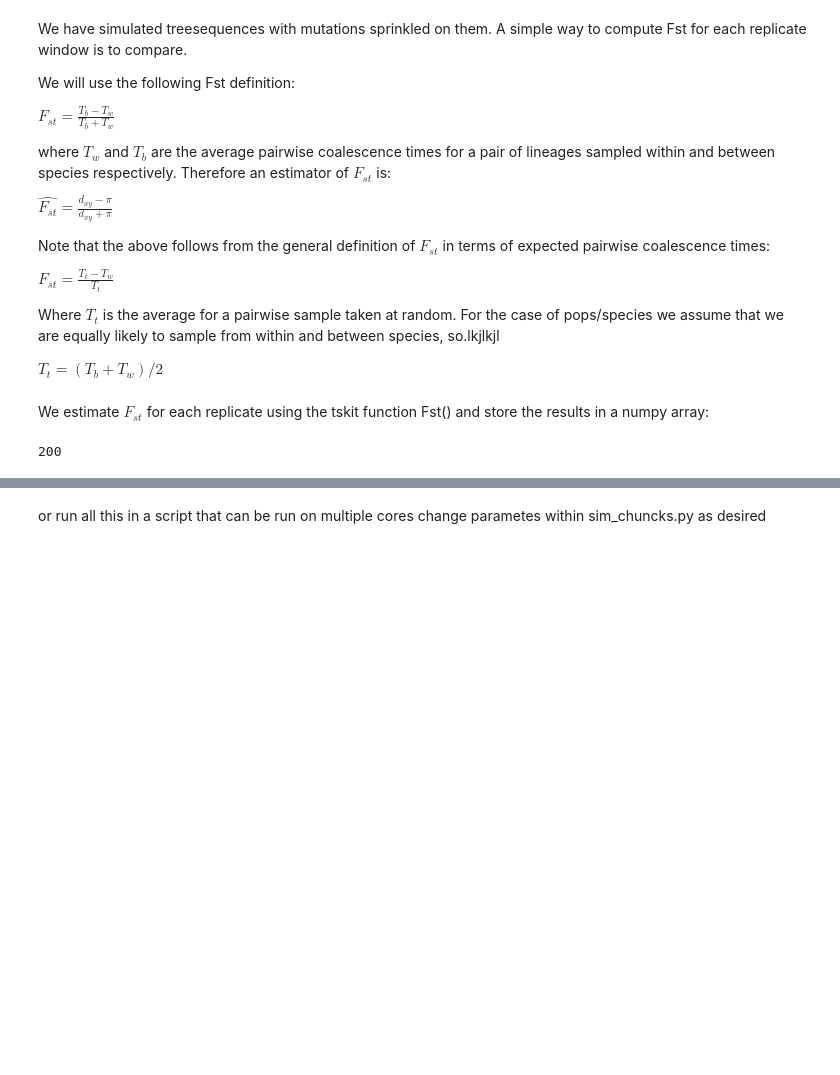
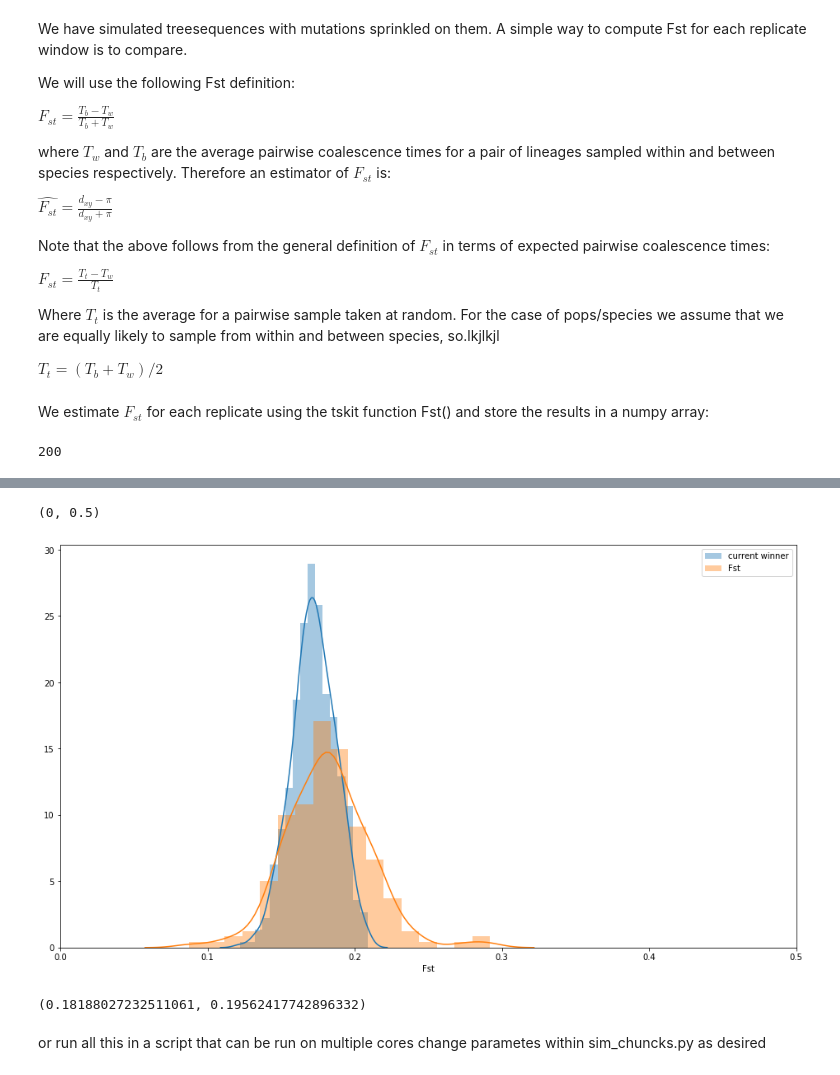
Before and after one commit to DRL/SMBE-SGE-2019, a Jupyter notebook: Session_2/Fst_short_chuncks/simulating_windowise_Fst.ipynb, the cells around one changed output, grey strips where cells are left out. Drawn from its saved outputs; the diff is of its cells as text; code cells hidden in the pictures; blank space fills up the shorter version.

```diff
--- a/Session_2/Fst_short_chuncks/simulating_windowise_Fst.ipynb
+++ b/Session_2/Fst_short_chuncks/simulating_windowise_Fst.ipynb
@@ -53,7 +50,7 @@ demographic_events = [
 # %% [markdown]
 We want to simulate 200 replicate windows under this history in msprime. Simulations are pseudorandom, i.e. we start by generating a vector of random seeds.
 # %%
-num_reps = 200
+num_reps = 50
 seed = np.random.randint(1, 2**32 - 1, 1)
 #seed = np.random.randint(1, 2**32 - 1, 1)
 replicates = msprime.simulate(
@@ -216,0 +182,13 @@ print(fstSims)
+# %%
+num_reps = 200
+seed = np.random.randint(1, 2**32 - 1, 1)
+#seed = np.random.randint(1, 2**32 - 1, 1)
+replicates = msprime.simulate(
+        num_replicates = num_reps,
+        length = seqLength,
+        recombination_rate = recr,
+        population_configurations = population_configurations,
+        demographic_events = demographic_events,
+        migration_matrix = [[0,0],[mig,0]],
+        mutation_rate = mu,
+        random_seed=seed)
@@ -216,0 +197,18 @@ print(fstSims)
+# %%
+def Fst(div_entry):
+    A = np.mean((div_entry.diagonal()))
+    B = div_entry[1,0]
+    return (B-A)/(A+B)
+
+def calculate_Fst(ts, samplesets, function=Fst):
+    winlen = [0,ts.sequence_length]
+    BranchStat = tskit.BranchLengthStatCalculator(ts)
+    div_matrix = BranchStat.divergence_matrix(samplesets,winlen)
+    Fst_result = list(map(function, div_matrix))
+    return Fst_result
+
+fstSims = np.zeros(num_reps)
+for index, ts in enumerate(replicates):
+    p1 = list(ts.get_samples(0))
+    p2 = list(ts.get_samples(1))
+    fstSims[index] = calculate_Fst(ts,samplesets=[p1,p2])[0]
@@ -217,3 +233,19 @@ print(fstSims)
+# %%
+current_winner_short = pd.read_csv('current_winner_short_all.csv')
+current_winner_short.drop(current_winner_short.columns[[0, 1]], axis=1, inplace=True)
+# %%
+fig, ax = plt.subplots(figsize=(16,9))
+sns.distplot(current_winner_short['Fst'], label='current winner', norm_hist=True)
+sns.distplot(fstSims , label='Fst')
+plt.legend()
+ax.set_xlim((0, 0.5))
+# %% [output]
+(0, 0.5)
+[figure, added]
+# %%
+fstSims.mean(), current_winner_short['Fst'].quantile(0.95)
+# %% [output]
+(0.18188027232511061, 0.19562417742896332)
 # %% [markdown]
 or run all this in a script that can be run on multiple cores
 change parametes within sim_chuncks.py as desired
```
Also changed, not shown: parts of 19 cells of this notebook.
